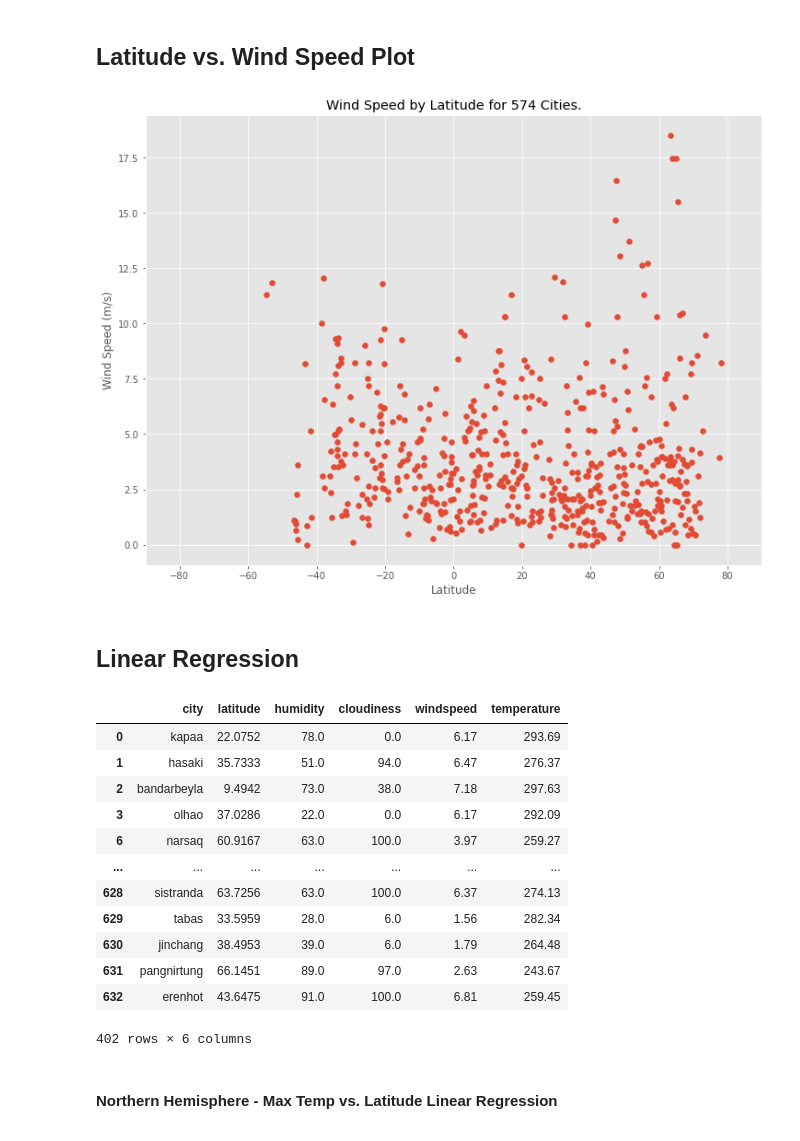
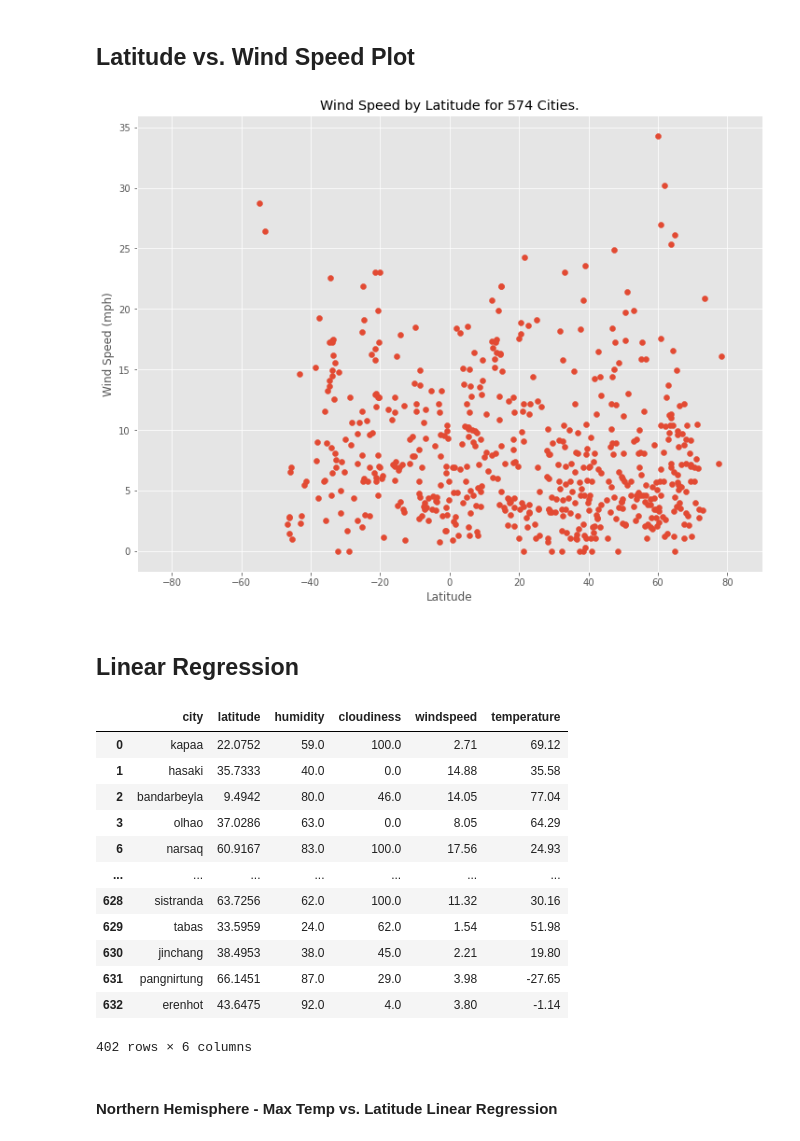
Before and after one commit to Torkfin/python-api-challenge, a Jupyter notebook: WeatherPy/WeatherPy.ipynb, the cells around one changed output. Cells and saved outputs as stored; diff of their text form; code cells hidden in the pictures.

```diff
--- a/WeatherPy/WeatherPy.ipynb
+++ b/WeatherPy/WeatherPy.ipynb
@@ -76,7 +76,9 @@ new_cities_df.head()
 # %%
 base_url = "https://api.openweathermap.org/data/2.5/weather?"
 
-call_url = f"{base_url}appid={weather_api_key}&q="
+units="imperial"
+
+call_url = f"{base_url}appid={weather_api_key}&units={units}&q="
 
 # Use iterrows to iterate through pandas dataframe
 for index, row in new_cities_df.iterrows():
@@ -269,23 +291,23 @@ plt.savefig("Humidity_VS_Lat.png")
 # %% [markdown]
 ## Latitude vs. Wind Speed Plot
 # %%
-# Usee ggplot
+# Using ggplot
 plt.style.use('ggplot')
 
 # Manage the size of the plot
 fig_size = plt.rcParams["figure.figsize"] # current plot size
 fig_size[0] = 12
 fig_size[1] = 9
 plt.rcParams["figure.figsize"] = fig_size # manage plot size
 
+# Print scatter plot
 plt.scatter(new_cities_df["latitude"], new_cities_df["windspeed"])
 plt.xlabel("Latitude")
-plt.ylabel("Wind Speed (m/s)")
+plt.ylabel("Wind Speed (mph)")
 plt.xlim(-90,90)
 plt.title(f"Wind Speed by Latitude for {len(new_cities_df)} Cities.")
 
 
-plt.savefig("Humidity_VS_Lat.png")
-#plt.show()
+plt.savefig("Wind_VS_Lat.png")
 # %% [output]
-[figure, old version]
+[figure, new version]
@@ -311,15 +337,15 @@ north_cities
 #     .format(northern_cities_count, city_left_count, (northern_cities_count/city_left_count)))
 # %% [output]
 |  | city | latitude | humidity | cloudiness | windspeed | temperature |
-| 0 | kapaa | 22.0752 | 78.0 | 0.0 | 6.17 | 293.69 |
-| 1 | hasaki | 35.7333 | 51.0 | 94.0 | 6.47 | 276.37 |
-| 2 | bandarbeyla | 9.4942 | 73.0 | 38.0 | 7.18 | 297.63 |
-| 3 | olhao | 37.0286 | 22.0 | 0.0 | 6.17 | 292.09 |
-| 6 | narsaq | 60.9167 | 63.0 | 100.0 | 3.97 | 259.27 |
+| 0 | kapaa | 22.0752 | 59.0 | 100.0 | 2.71 | 69.12 |
+| 1 | hasaki | 35.7333 | 40.0 | 0.0 | 14.88 | 35.58 |
+| 2 | bandarbeyla | 9.4942 | 80.0 | 46.0 | 14.05 | 77.04 |
+| 3 | olhao | 37.0286 | 63.0 | 0.0 | 8.05 | 64.29 |
+| 6 | narsaq | 60.9167 | 83.0 | 100.0 | 17.56 | 24.93 |
 | ... | ... | ... | ... | ... | ... | ... |
-| 628 | sistranda | 63.7256 | 63.0 | 100.0 | 6.37 | 274.13 |
-| 629 | tabas | 33.5959 | 28.0 | 6.0 | 1.56 | 282.34 |
-| 630 | jinchang | 38.4953 | 39.0 | 6.0 | 1.79 | 264.48 |
-| 631 | pangnirtung | 66.1451 | 89.0 | 97.0 | 2.63 | 243.67 |
-| 632 | erenhot | 43.6475 | 91.0 | 100.0 | 6.81 | 259.45 |
+| 628 | sistranda | 63.7256 | 62.0 | 100.0 | 11.32 | 30.16 |
+| 629 | tabas | 33.5959 | 24.0 | 62.0 | 1.54 | 51.98 |
+| 630 | jinchang | 38.4953 | 38.0 | 45.0 | 2.21 | 19.80 |
+| 631 | pangnirtung | 66.1451 | 87.0 | 29.0 | 3.98 | -27.65 |
+| 632 | erenhot | 43.6475 | 92.0 | 4.0 | 3.80 | -1.14 |
 402 rows × 6 columns
```
Also changed, not shown: parts of 30 cells of this notebook.
